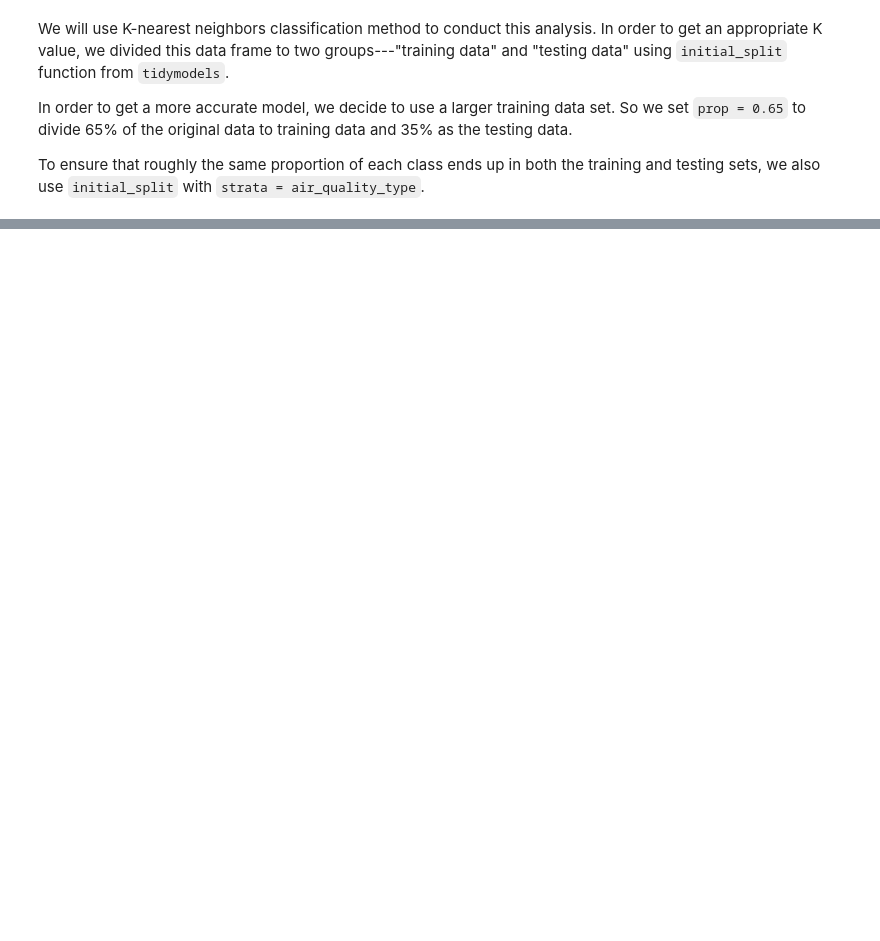
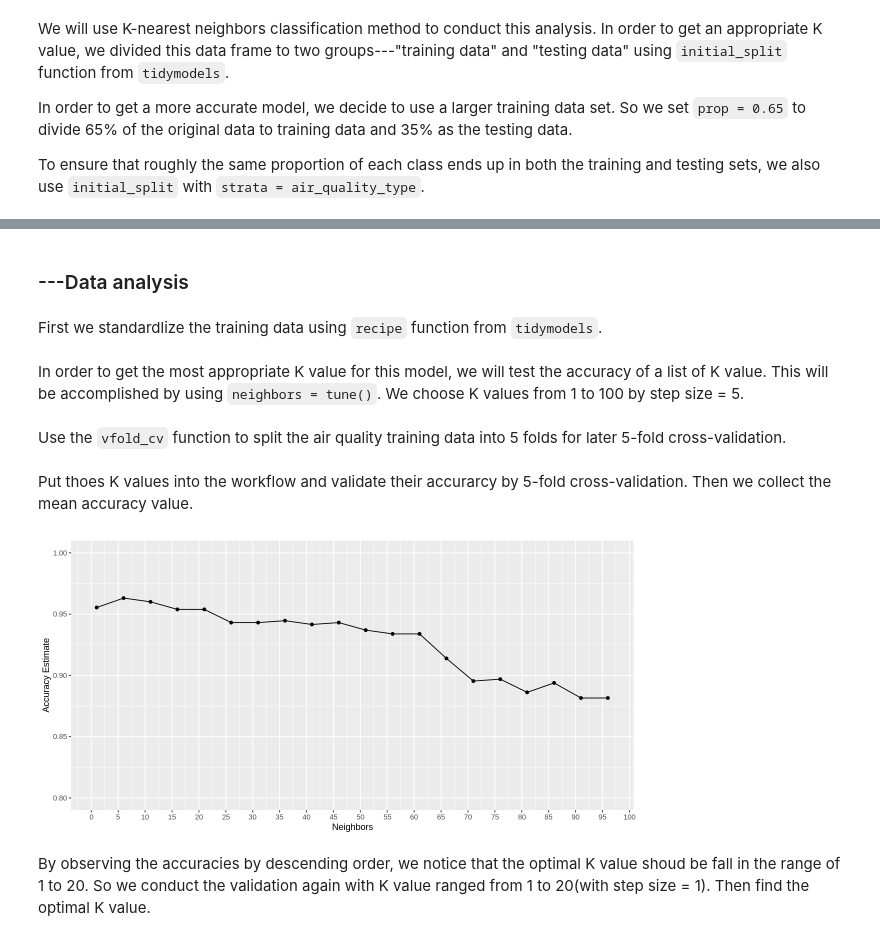
Before and after one commit to Hansen0014/Air-quality-data, a Jupyter notebook: air_quality_report.ipynb, the cells around one changed output, grey strips where cells are left out. Cells and saved outputs as stored; diff of their text form; code cells hidden in the pictures; blank space fills up the shorter version.

Commit message:
result and method finished

```diff
--- a/air_quality_report.ipynb
+++ b/air_quality_report.ipynb
@@ -118,0 +201,43 @@ A data.frame: 6 × 5
+# %% [markdown]
+### ---Data analysis
+# %% [markdown]
+First we standardlize the training data using `recipe` function from `tidymodels`.
+# %%
+Air_quality_recipe <- recipe(air_quality_type ~ per_good_days+per_days_Ozone+per_days_PM2.5, data = Air_quality_train) %>%
+    step_scale(all_predictors())%>%
+    step_center(all_predictors())
+# %% [markdown]
+In order to get the most appropriate K value for this model, we will test the accuracy of a list of K value. This will be accomplished by using `neighbors = tune()`. We choose K values from 1 to 100 by step size = 5.
+# %%
+knn_spec <- nearest_neighbor(weight_func = "rectangular", neighbors = tune()) %>%
+  set_engine("kknn") %>%
+  set_mode("classification")
+k_values <- tibble(neighbors = seq(from = 1, to = 100, by = 5))
+# %% [markdown]
+Use the `vfold_cv` function to split the air quality training data into 5 folds for later 5-fold cross-validation.
+# %%
+cancer_vfold <- vfold_cv(Air_quality_train, v = 5, strata = air_quality_type)
+# %% [markdown]
+Put thoes K values into the workflow and validate their accurarcy by 5-fold cross-validation. Then we collect the mean accuracy value.
+# %%
+knn_results <- workflow() %>%
+  add_recipe(Air_quality_recipe)%>%
+  add_model(knn_spec) %>%
+  tune_grid(resamples = cancer_vfold,grid = k_values) %>%
+  collect_metrics()
+
+accuracies <- knn_results %>%
+  filter(.metric == "accuracy")
+# %%
+options(repr.plot.width = 10, repr.plot.height = 5)
+accuracy_versus_k <- ggplot(accuracies, aes(x = neighbors, y = mean))+
+       geom_point() +
+       geom_line() +
+       labs(x = "Neighbors", y = "Accuracy Estimate") +
+       scale_x_continuous(breaks = seq(0, 100, by = 5)) +
+       scale_y_continuous(limits = c(0.8, 1.0))
+accuracy_versus_k
+# %% [output]
+[figure, added]
+# %% [markdown]
+By observing the accuracies by descending order, we notice that the optimal K value shoud be fall in the range of 1 to 20. So we conduct the validation again with K value ranged from 1 to 20(with step size = 1). Then find the optimal K value.
```
Also changed, not shown: parts of 26 cells of this notebook.
